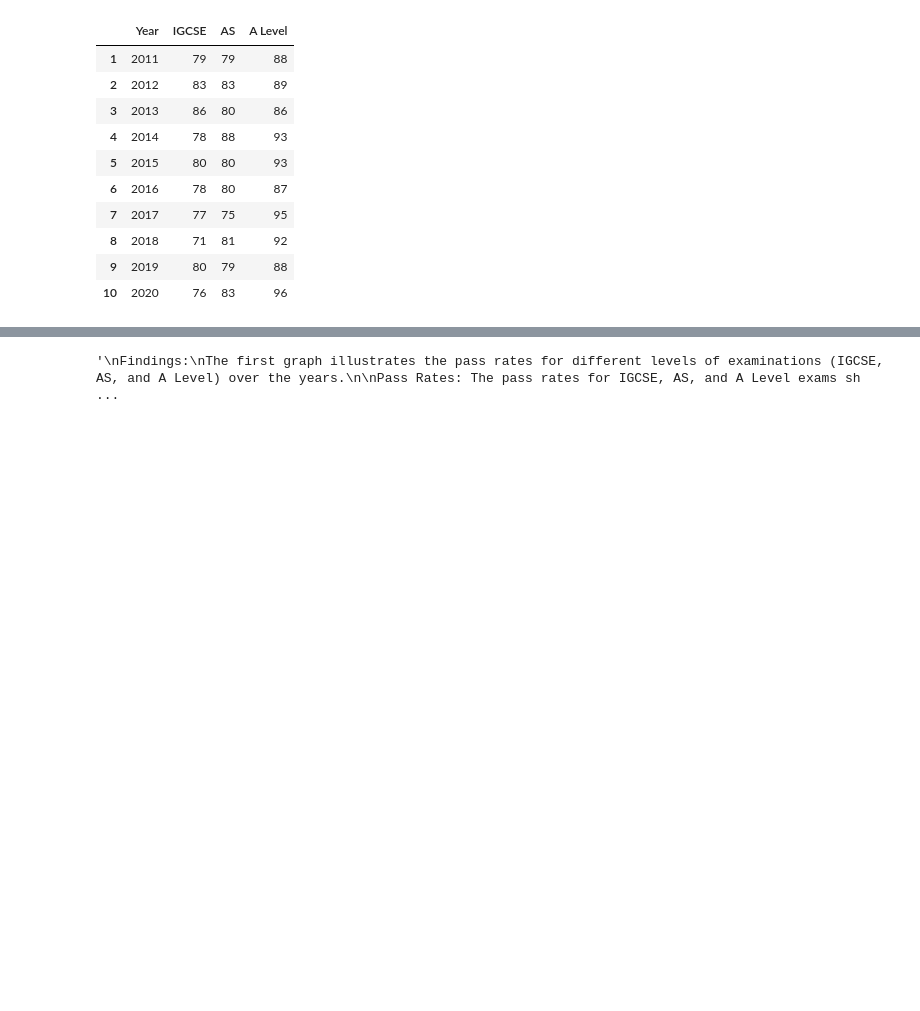
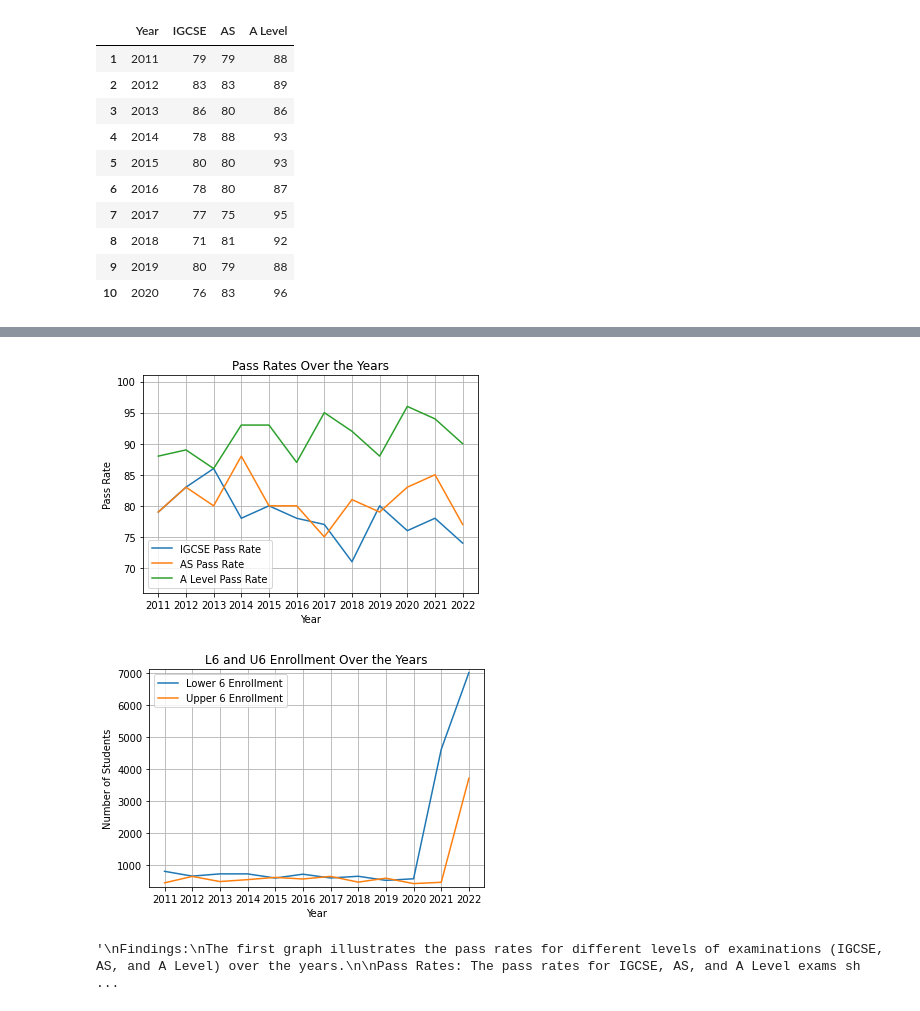
Before and after one commit to OlidiaTL/Analyzing-the-Impact-of-Gender-Integration-A-Case-Study-of-Falcon-College, a Jupyter notebook: FalconDataScienceProject.ipynb, the cells around one changed output, grey strips where cells are left out. Cells and saved outputs as stored; diff of their text form; code cells hidden in the pictures; blank space fills up the shorter version.

```diff
--- a/FalconDataScienceProject.ipynb
+++ b/FalconDataScienceProject.ipynb
@@ -489,2 +587,45 @@ plt.show()
+# %%
+# Convert columns to numeric data types
+merged_data['IGCSE'] = pd.to_numeric(merged_data['IGCSE'])
+merged_data['AS'] = pd.to_numeric(merged_data['AS'])
+merged_data['A Level'] = pd.to_numeric(merged_data['A Level'])
+merged_data['Total_L6'] = pd.to_numeric(merged_data['Total_L6'])
+merged_data['Total_U6'] = pd.to_numeric(merged_data['Total_U6'])
+
+merged_data = merged_data.sort_values('Year')  # Sort the DataFrame by 'Year'
+
+plt.plot(merged_data['Year'], merged_data['IGCSE'], label='IGCSE Pass Rate')
+plt.plot(merged_data['Year'], merged_data['AS'], label='AS Pass Rate')
+plt.plot(merged_data['Year'], merged_data['A Level'], label='A Level Pass Rate')
+plt.xlabel('Year')
+plt.ylabel('Pass Rate')
+plt.title('Pass Rates Over the Years')
+plt.legend()
+plt.grid(True)
+
+# Adjust the y-axis limits for the pass rate plot
+pass_rate_min = merged_data[['IGCSE', 'AS', 'A Level']].min().min()
+pass_rate_max = merged_data[['IGCSE', 'AS', 'A Level']].max().max()
+plt.ylim(pass_rate_min - 5, pass_rate_max + 5)  # Adjust the range as needed
+
+plt.show()
+
+plt.plot(merged_data['Year'], merged_data['Total_L6'], label='Lower 6 Enrollment')
+plt.plot(merged_data['Year'], merged_data['Total_U6'], label='Upper 6 Enrollment')
+plt.xlabel('Year')
+plt.ylabel('Number of Students')
+plt.title('L6 and U6 Enrollment Over the Years')
+plt.legend()
+plt.grid(True)
+
+# Adjust the y-axis limits for the enrollment plot
+enrollment_min = merged_data[['Total_L6', 'Total_U6']].min().min()
+enrollment_max = merged_data[['Total_L6', 'Total_U6']].max().max()
+plt.ylim(enrollment_min - 100, enrollment_max + 100)  # Adjust the range as needed
+
+plt.show()
+# %% [output]
+[figure, added]
+[figure, added]
 # %%
 """
```
Also changed, not shown: parts of 22 cells of this notebook.
